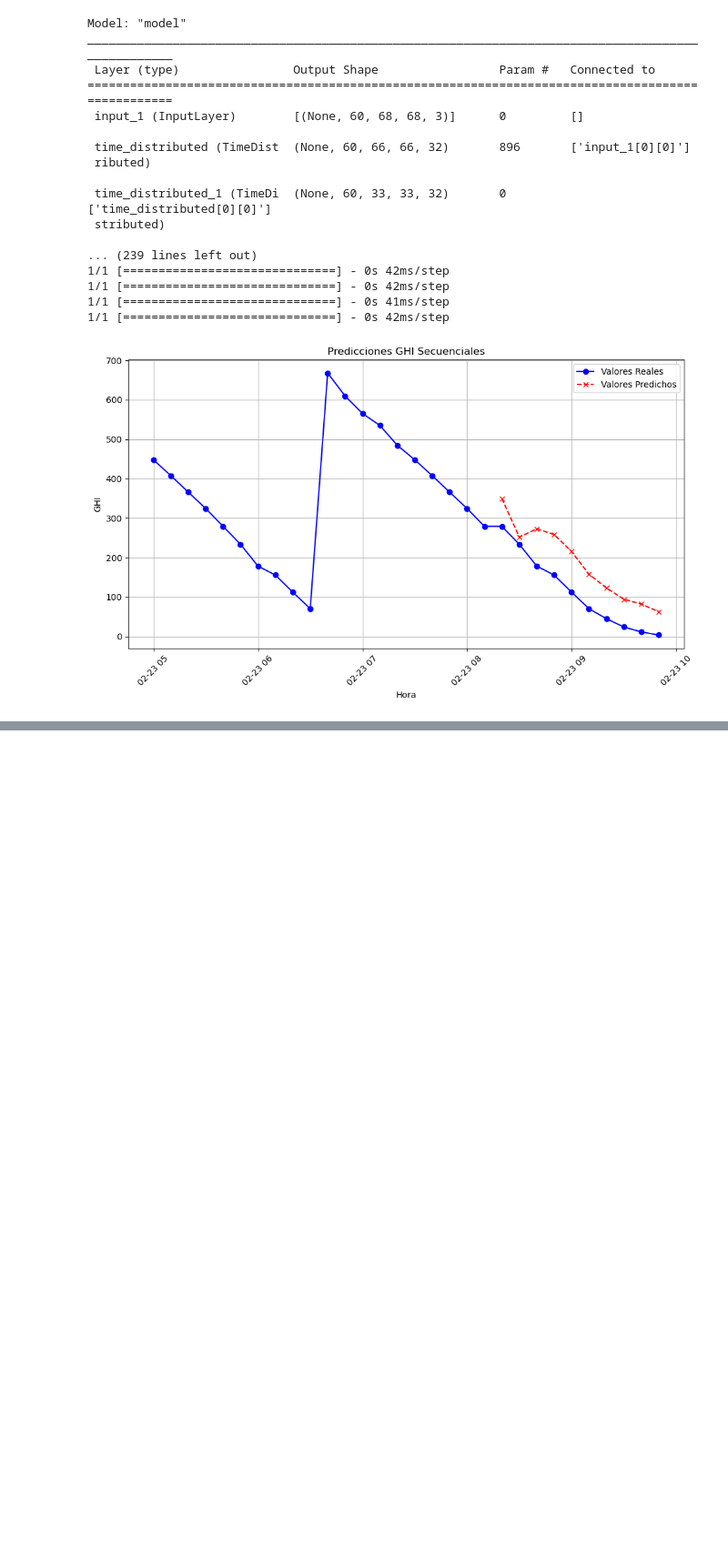
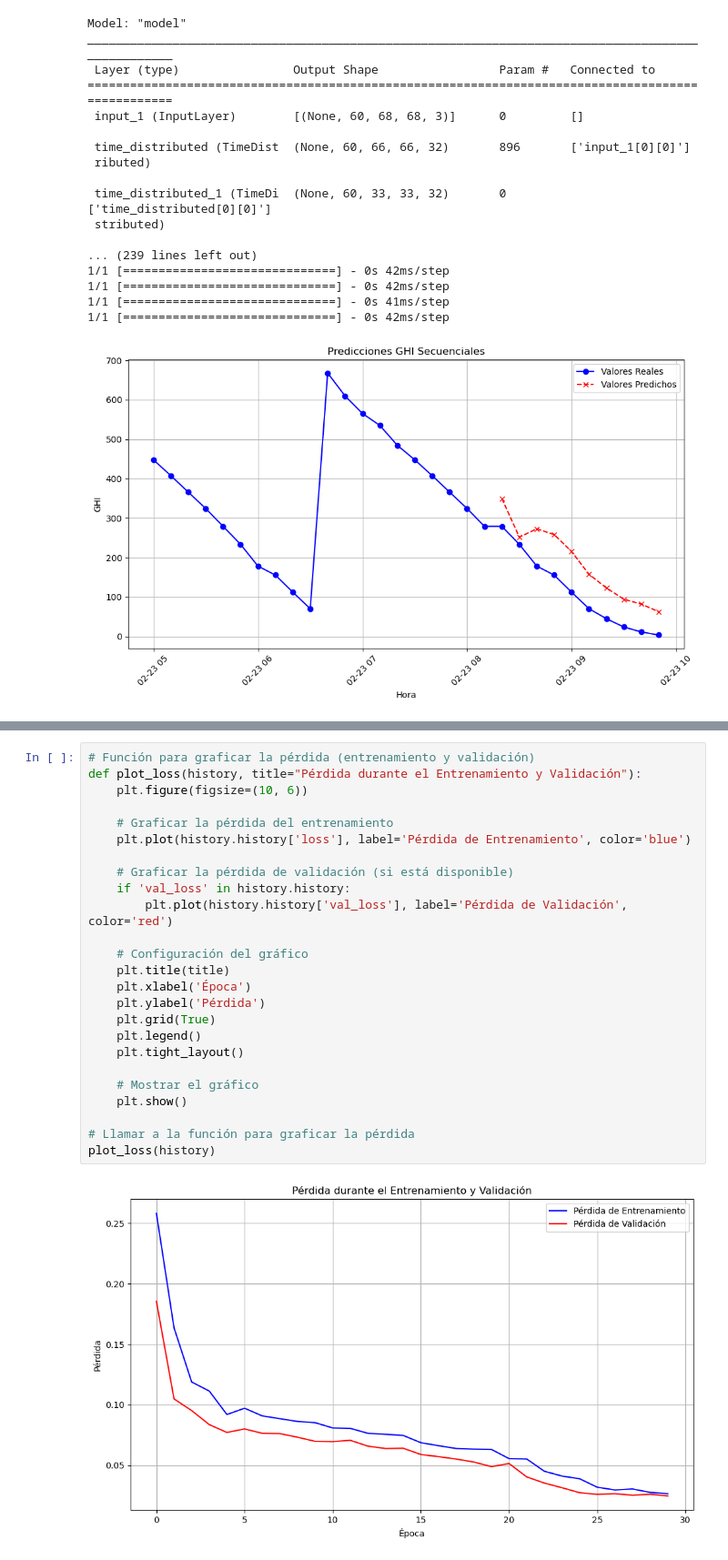
Before and after one commit to SantiagoRMV/Cloud_Forecasting_CNN_LSTM, a Jupyter notebook: test.ipynb, the cells around one changed output, grey strips where cells are left out. Shown: that part at 91% size. Drawn from its saved outputs; the diff is of its cells as text; blank space fills up the shorter version.

```diff
--- a/test.ipynb
+++ b/test.ipynb
@@ -184,0 +591,27 @@ ________________________________________________________________________________
+# %%
+# Función para graficar la pérdida (entrenamiento y validación)
+def plot_loss(history, title="Pérdida durante el Entrenamiento y Validación"):
+    plt.figure(figsize=(10, 6))
+
+    # Graficar la pérdida del entrenamiento
+    plt.plot(history.history['loss'], label='Pérdida de Entrenamiento', color='blue')
+
+    # Graficar la pérdida de validación (si está disponible)
+    if 'val_loss' in history.history:
+        plt.plot(history.history['val_loss'], label='Pérdida de Validación', color='red')
+
+    # Configuración del gráfico
+    plt.title(title)
+    plt.xlabel('Época')
+    plt.ylabel('Pérdida')
+    plt.grid(True)
+    plt.legend()
+    plt.tight_layout()
+
+    # Mostrar el gráfico
+    plt.show()
+
+# Llamar a la función para graficar la pérdida
+plot_loss(history)
+# %% [output]
+[figure, added]
```
Also changed, not shown: parts of 7 cells of this notebook, 4 other files.
